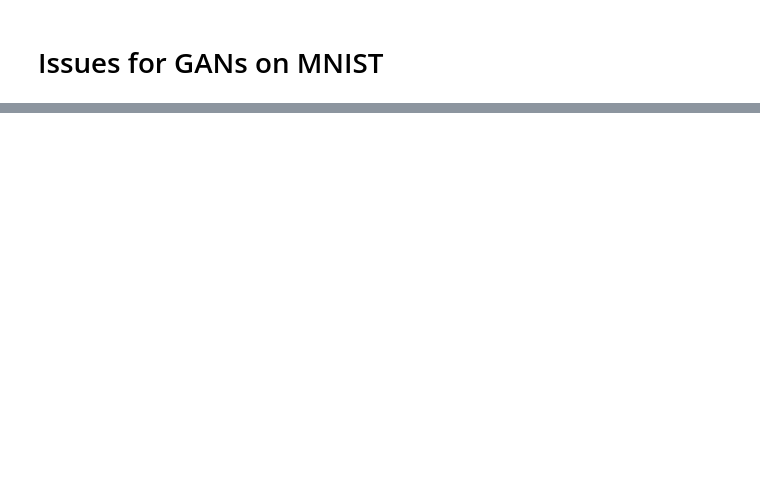
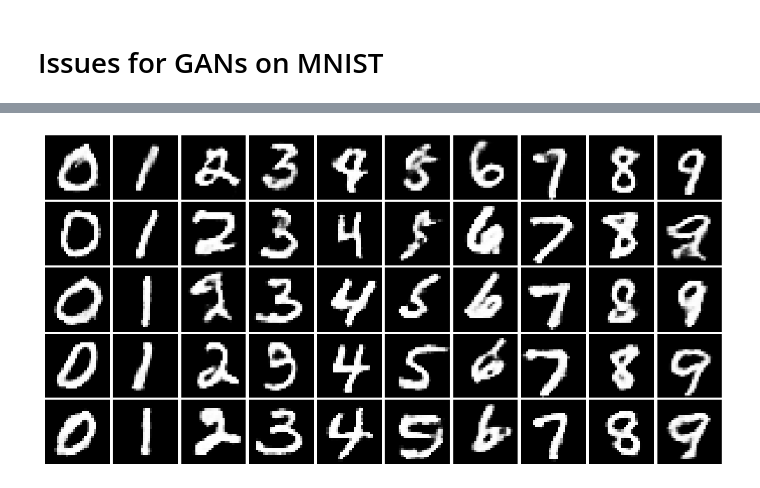
Before and after one commit to WilliamRo/tframe_demo, a Jupyter notebook: gan_demos/mnist/notes.ipynb, the cells around one changed output, grey strips where cells are left out. Cells and saved outputs as stored; diff of their text form; code cells hidden in the pictures; blank space fills up the shorter version.

```diff
--- a/gan_demos/mnist/notes.ipynb
+++ b/gan_demos/mnist/notes.ipynb
@@ -52,0 +96,3 @@ plt.rcParams['image.cmap'] = 'gray'
+# %%
+# Get model
+model = models.dcgan('dcgan_c00')
@@ -52,0 +108,7 @@ plt.rcParams['image.cmap'] = 'gray'
+# %%
+sample_num=10
+rows = 5
+samples = model.generate(labels=[0, 1, 2, 3, 4, 5, 6, 7, 8, 9] * 5)
+fig = imtool.gan_grid_plot(samples, show=True, h=rows)
+# %% [output]
+[figure, added]
```
Also changed, not shown: parts of 10 cells of this notebook, 15 other files.
